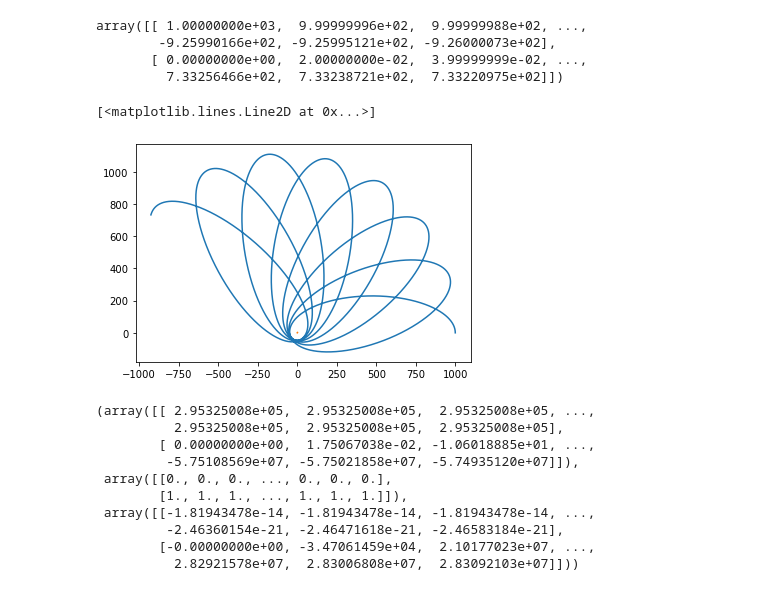
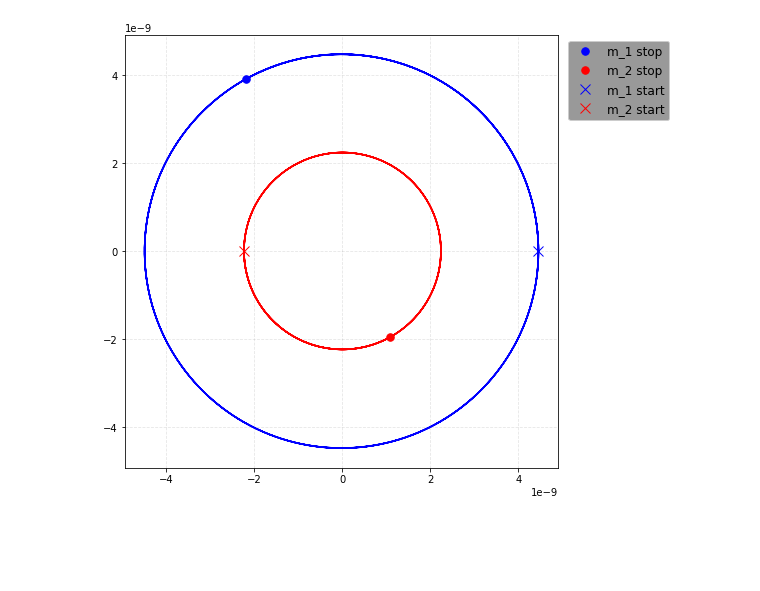
Before and after one commit to carlivas/Binary-Black-Hole-Orbitals, a Jupyter notebook: 04 POST MINKOWSKIAN EXPANSION/Documents/test_Irvin.ipynb, the cells around one changed output. Cells and saved outputs as stored; diff of their text form; code cells hidden in the pictures; blank space fills up the shorter version.

Commit message:
irvin's workin but don't use it

```diff
--- a/04 POST MINKOWSKIAN EXPANSION/Documents/test_Irvin.ipynb
+++ b/04 POST MINKOWSKIAN EXPANSION/Documents/test_Irvin.ipynb
@@ -1,15 +25,26 @@
 # %%
-%run ./Functions_PM_Irvin2.ipynb
+%run ./Functions_PM_Irvin.ipynb
 
-m_1 = b1_mass = M_sun
-m_2 = b2_mass = M_sun
+m_1 = b1_mass = 1
+m_2 = b2_mass = 2
 
 R_S = 2*(b1_mass + b2_mass)*G/c**2
 
 mass_bin = b1_mass + b2_mass
-SMA_bin = 100*R_S
-v_redmass = np.sqrt(G*mass_bin/SMA_bin)
+SMA_bin = 1000
+v_redmass = np.sqrt(mass_bin/SMA_bin)
 x_1 = CB_b1_posxyz_binCM  = np.array([ (b2_mass/mass_bin)*SMA_bin,  0])
 x_2 = CB_b2_posxyz_binCM  = np.array([-(b1_mass/mass_bin)*SMA_bin,  0])
 v_1 = CB_b1_velxyz_binCM  = np.array([0, (b2_mass/mass_bin)*v_redmass])
 v_2 = CB_b2_velxyz_binCM  = np.array([0,-(b1_mass/mass_bin)*v_redmass])
+
+s = x_1, x_2, v_1, v_2, m_1, m_2
+
+t_max = 5e5
+res = 1e5
+dt = t_max/res
+
+positions, momenta = run_model(s, t_max, dt, DL=True, return_momenta=True)
+orbPlotter(positions, CM=True)
+# %% [output]
+[figure, added]
@@ -56,29 +50,0 @@ for i in range(int(t_max/dt)):
-# %%
-pos1
-# %% [output]
-array([[ 1.00000000e+03,  9.99999996e+02,  9.99999988e+02, ...,
-        -9.25990166e+02, -9.25995121e+02, -9.26000073e+02],
-       [ 0.00000000e+00,  2.00000000e-02,  3.99999999e-02, ...,
-         7.33256466e+02,  7.33238721e+02,  7.33220975e+02]])
-# %%
-plt.figure()
-plt.plot(pos1[0], pos1[1])
-plt.plot(pos1[0][0], pos1[1][0], 'bx')
-plt.plot(pos2[0], pos2[1])
-plt.plot(pos2[0][0], pos2[1][0], 'rx')
-# %% [output]
-[<matplotlib.lines.Line2D at 0x...>]
-[figure, removed]
-# %%
-pos1, vel1, acc1
-# %% [output]
-(array([[ 2.95325008e+05,  2.95325008e+05,  2.95325008e+05, ...,
-          2.95325008e+05,  2.95325008e+05,  2.95325008e+05],
-        [ 0.00000000e+00,  1.75067038e-02, -1.06018885e+01, ...,
-         -5.75108569e+07, -5.75021858e+07, -5.74935120e+07]]),
- array([[0., 0., 0., ..., 0., 0., 0.],
-        [1., 1., 1., ..., 1., 1., 1.]]),
- array([[-1.81943478e-14, -1.81943478e-14, -1.81943478e-14, ...,
-         -2.46360154e-21, -2.46471618e-21, -2.46583184e-21],
-        [-0.00000000e+00, -3.47061459e+04,  2.10177023e+07, ...,
-          2.82921578e+07,  2.83006808e+07,  2.83092103e+07]]))
```
Also changed, not shown: parts of 5 cells of this notebook, 3 other files.
